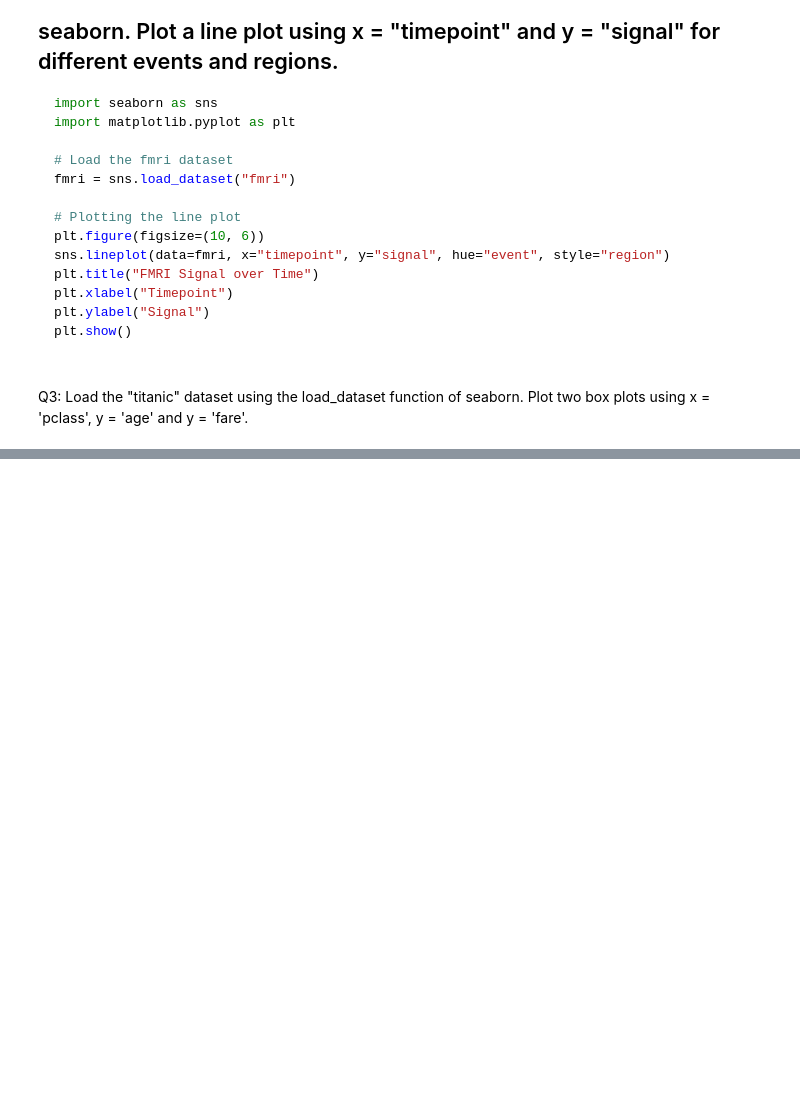
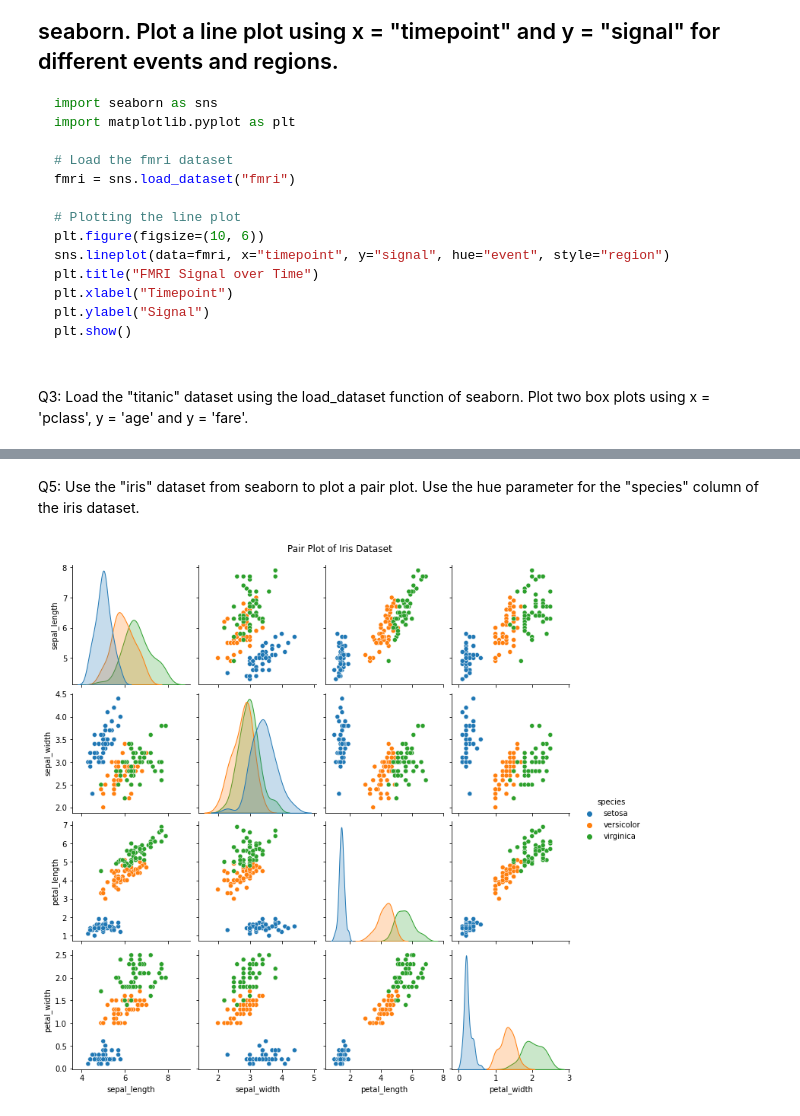
Before and after one commit to divyanshusingh5/Data_Science_Course, a Jupyter notebook: seaborn.ipynb, the cells around one changed output, grey strips where cells are left out. Cells and saved outputs as stored; diff of their text form; code cells hidden in the pictures; blank space fills up the shorter version.

```diff
--- a/seaborn.ipynb
+++ b/seaborn.ipynb
@@ -50,0 +69,12 @@ plt.show()
+# %% [markdown]
+Q5: Use the "iris" dataset from seaborn to plot a pair plot. Use the hue parameter for the "species" column of the iris dataset.
+# %%
+# Load the iris dataset
+iris = sns.load_dataset("iris")
+
+# Plotting the pair plot
+sns.pairplot(data=iris, hue='species')
+plt.suptitle('Pair Plot of Iris Dataset', y=1.02)
+plt.show()
+# %% [output]
+[figure, added]
```
Also changed, not shown: parts of 3 cells of this notebook.
